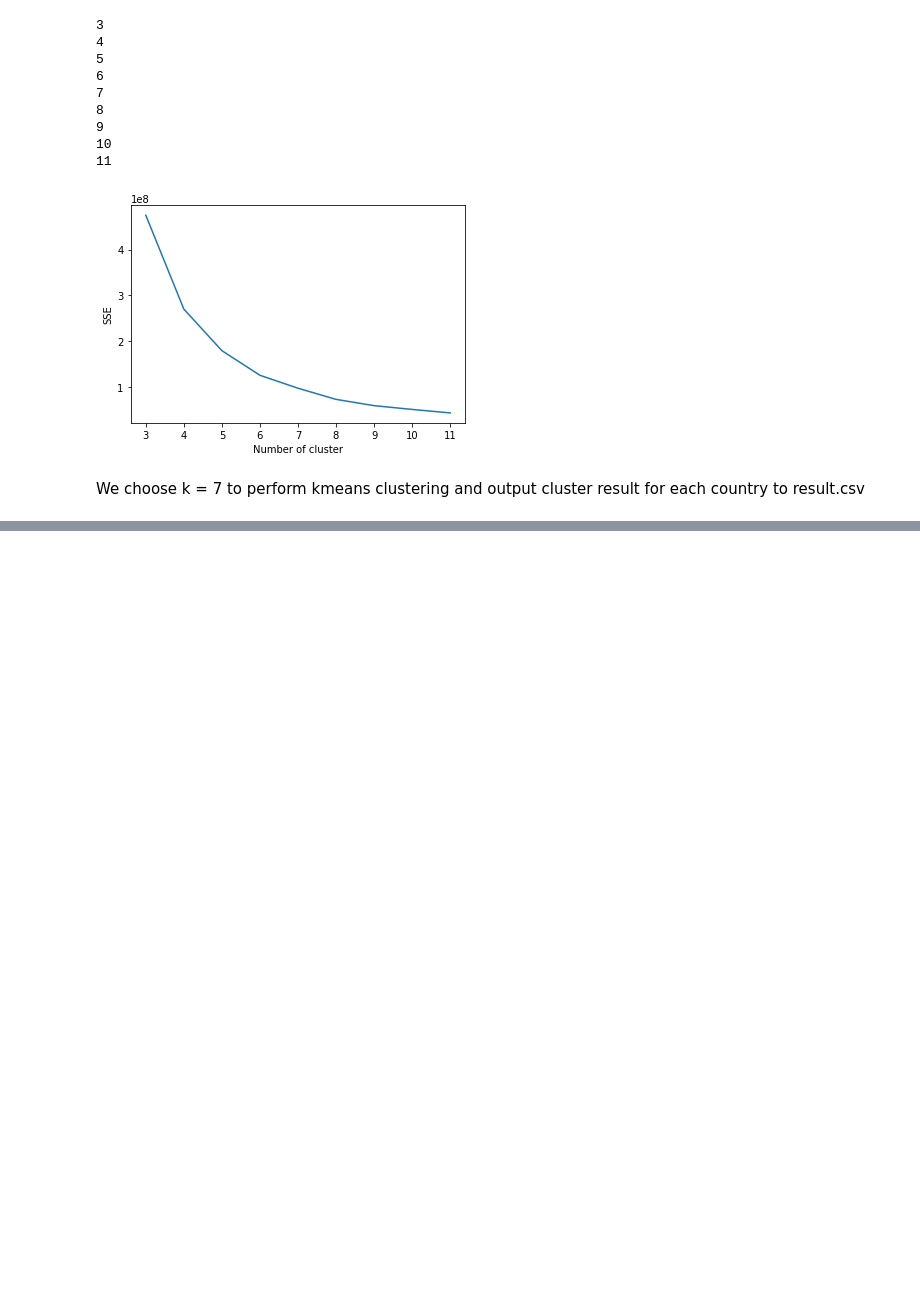
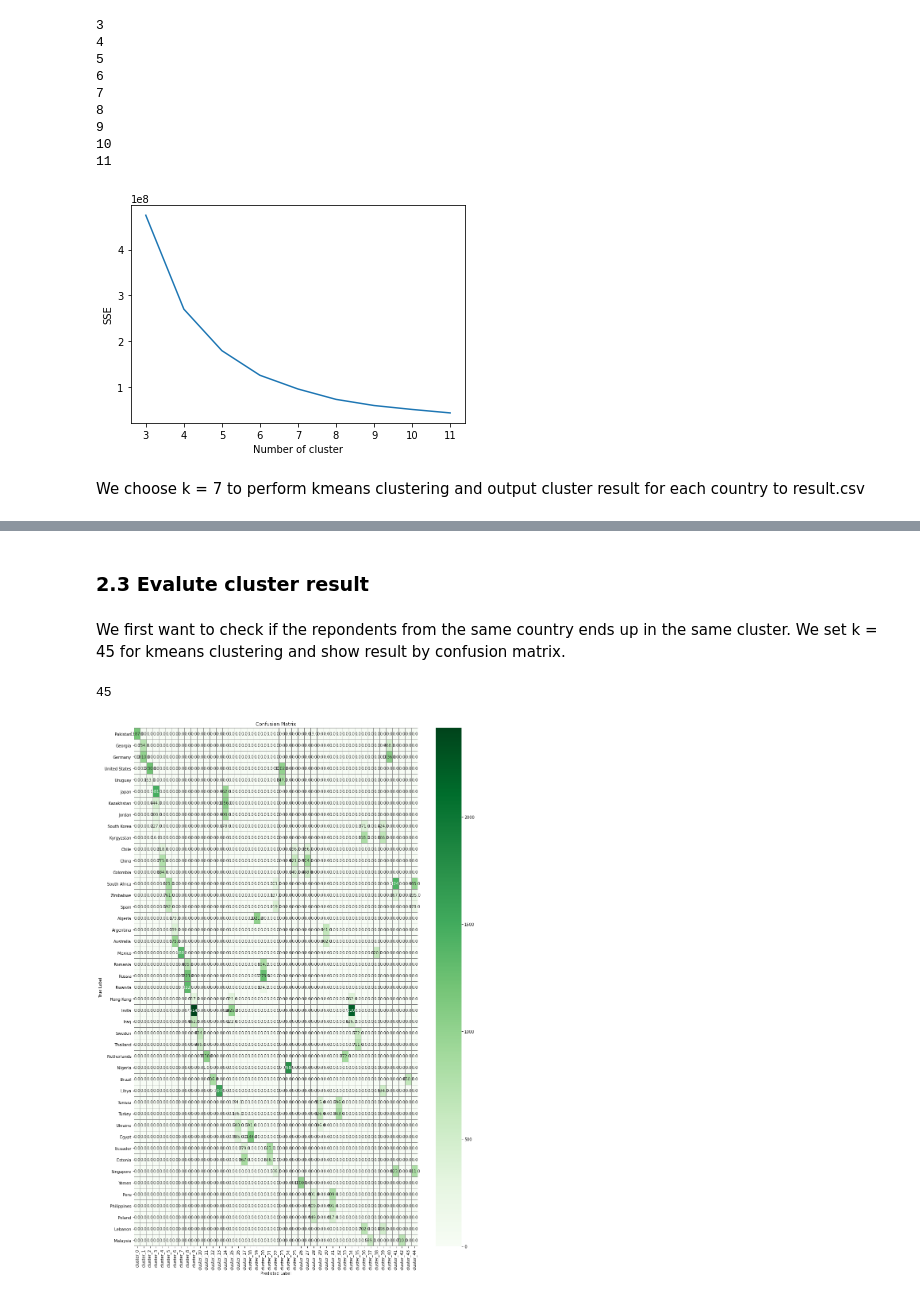
Before and after one commit to The2018/cultural-study, a Jupyter notebook: data cleaning.ipynb, the cells around one changed output, grey strips where cells are left out. Drawn from its saved outputs; the diff is of its cells as text; code cells hidden in the pictures; blank space fills up the shorter version.

```diff
--- a/data cleaning.ipynb
+++ b/data cleaning.ipynb
@@ -429,0 +442,41 @@ plt.show()
+# %% [markdown]
+### 2.3 Evalute cluster result
+# %% [markdown]
+We first want to check if the repondents from the same country ends up in the same cluster. We set k = 45 for kmeans clustering and show result by confusion matrix.
+# %%
+kmeans = KMeans(n_clusters=45)
+kmeans.fit(data)
+labels = kmeans.labels_
+
+data["label"] = labels
+result = data.groupby(["label","V2"]).agg({'V4': ["count"]}).reset_index()
+result.rename(columns={"label": "cluster", "V2": "country_label","V4":"number_of_respondents"}, inplace=True)
+
+conf_index = [country[country["index"] == x]["name"].iloc[0] for x in result["country_label"]]
+conf_index = pd.Series(conf_index).drop_duplicates().tolist()
+print(len(conf_index))
+conf_mtr = pd.DataFrame(columns=["cluster_"+str(x) for x in range(45)],
+                       index=conf_index)
+
+for i in range(conf_mtr.shape[1]):
+    col = conf_mtr.columns[i]
+    country_label = list(result[result["cluster"]==i]["country_label"])
+    country_name_label = [country[country["index"] == x]["name"].iloc[0] for x in country_label]
+
+    respondents = list(result[result["cluster"]==i]["number_of_respondents"]["count"])
+
+    for j in range(len(country_label)):
+        conf_mtr[col].loc[country_name_label[j]] = respondents[j]
+
+conf_mtr.fillna(0,inplace=True)
+conf_mtr.to_csv("../data_set/cultural_data/clean_data/conf_mtr_full.csv", index = True)
+
+f,ax = plt.subplots(figsize=(16, 24))
+sns.heatmap(conf_mtr, annot=True, linewidths=0.01,cmap="Greens",linecolor="gray", fmt= '.1f',ax=ax)
+plt.xlabel("Predicted Label")
+plt.ylabel("True Label")
+plt.title("Confusion Matrix")
+plt.show()
+# %% [output]
+45
+[figure, added]
```
Also changed, not shown: parts of 14 cells of this notebook.
